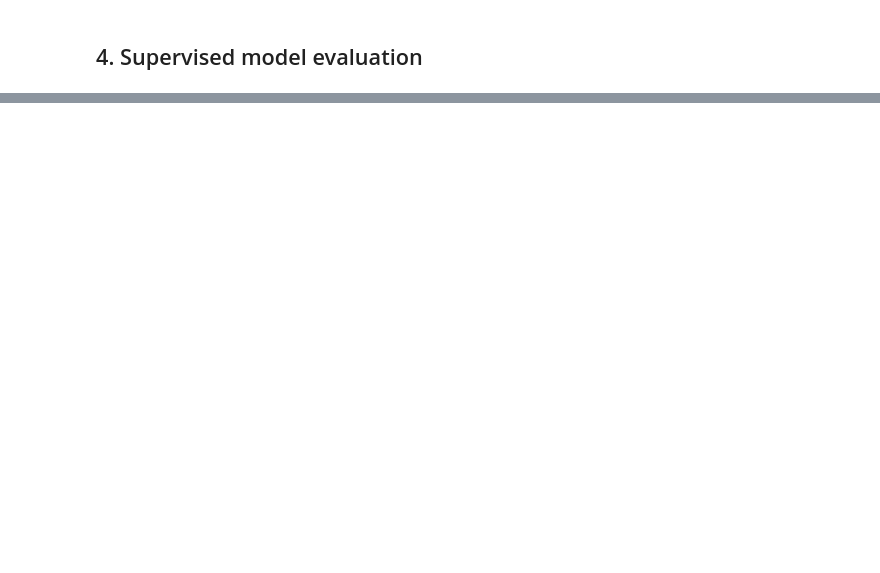
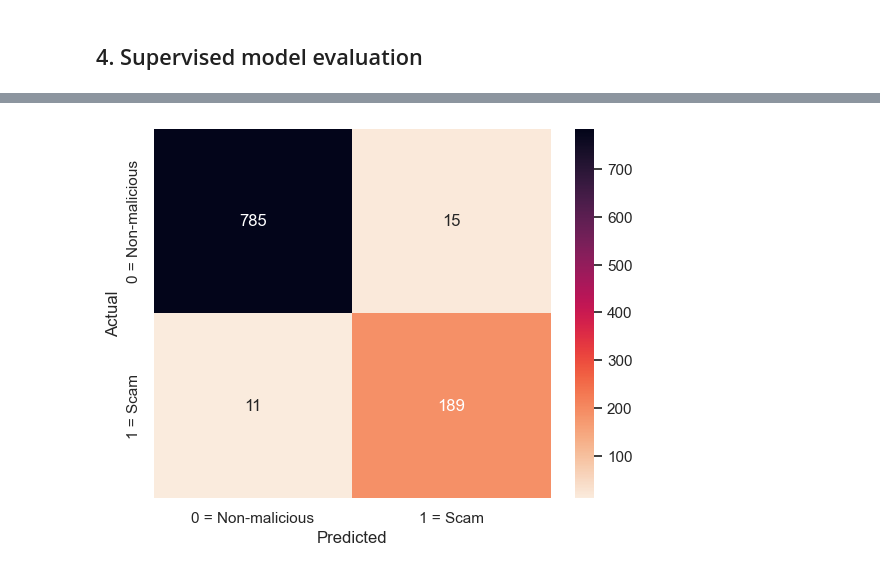
Before and after one commit to DELIRIOUSDONUT/SSIEK_ML_ass_1, a Jupyter notebook: COMP30027_2025_asst1_template.ipynb, the cells around one changed output, grey strips where cells are left out. Drawn from its saved outputs; the diff is of its cells as text; code cells hidden in the pictures; blank space fills up the shorter version.

```diff
--- a/COMP30027_2025_asst1_template.ipynb
+++ b/COMP30027_2025_asst1_template.ipynb
@@ -571,7 +606,8 @@ def get_metrics(concat_model, testing_df, testing_y):
     precision = precision_score(testing_y, conc_pred)
     recall = recall_score(testing_y, conc_pred)
 
-    return accuracy, precision, recall
+    c = confusion_matrix(testing_y, conc_pred)
+    return accuracy, precision, recall, c
 # %%
 # Above method is definitely wrong, the correct method is:
 # RANDOM STRATIFIED SPLIT
@@ -632,8 +668,8 @@ def evaluate_stratified_random_retraining(seed, unlabelled_df, og_words, og_labe
     strat_model.fit(new_words1, new_labels1)
 
     # Check metrics
-    accuracy, precision, recall = get_metrics(strat_model, valid_df.drop('ScamClassLabel', axis=1), valid_df['ScamClassLabel'])
-    return accuracy, precision, recall
+    accuracy, precision, recall, conf = get_metrics(strat_model, valid_df.drop('ScamClassLabel', axis=1), valid_df['ScamClassLabel'])
+    return accuracy, precision, recall, conf, strat_model
 
 
 
@@ -644,7 +680,7 @@ strat_recs = []
 seeds = [500, 3221, 2112, 2033, 7842, 63012, 82332, 365453433, 15567, 698488]
 for i in seeds:
     print(i)
-    acc, prec, recall = evaluate_stratified_random_retraining(i, unlabelled_df, og_words, og_labels, valid_df)
+    acc, prec, recall, conf, m = evaluate_stratified_random_retraining(i, unlabelled_df, og_words, og_labels, valid_df)
     strat_accs.append(acc)
     strat_precs.append(prec)
     strat_recs.append(recall)
@@ -845,2 +860,10 @@ Name: ScamClassLabel, dtype: int64
 # %% [markdown]
 ## 4. Supervised model evaluation
+# %%
+# Now, test a model based on the iterative method on the labelled supervised train dataset
+test_seed = 579148
+sup_test_df = supervised_test.copy()
+sup_test_df['ScamClassLabel'] = test_df['class']
+test_acc, test_prec, test_recall, test_conf, stratified_model = evaluate_stratified_random_retraining(test_seed, unlabelled_df, og_words, og_labels, sup_test_df)
+
+print(test_acc, test_prec, test_recall)
@@ -846,0 +922,10 @@ Name: ScamClassLabel, dtype: int64
+# %%
+# Plot using seaborn
+sns.heatmap(test_conf, annot=True, fmt='d', cmap='rocket_r', xticklabels=['0 = Non-malicious', '1 = Scam'],
+            yticklabels=['0 = Non-malicious', '1 = Scam'])
+plt.xlabel('Predicted')
+plt.ylabel('Actual')
+plt.savefig('scam_detection_metrics_conf_matrix.png', dpi=300, bbox_inches='tight')
+plt.show()
+# %% [output]
+[figure, added]
```
Also changed, not shown: parts of 18 cells of this notebook, 5 other files.
